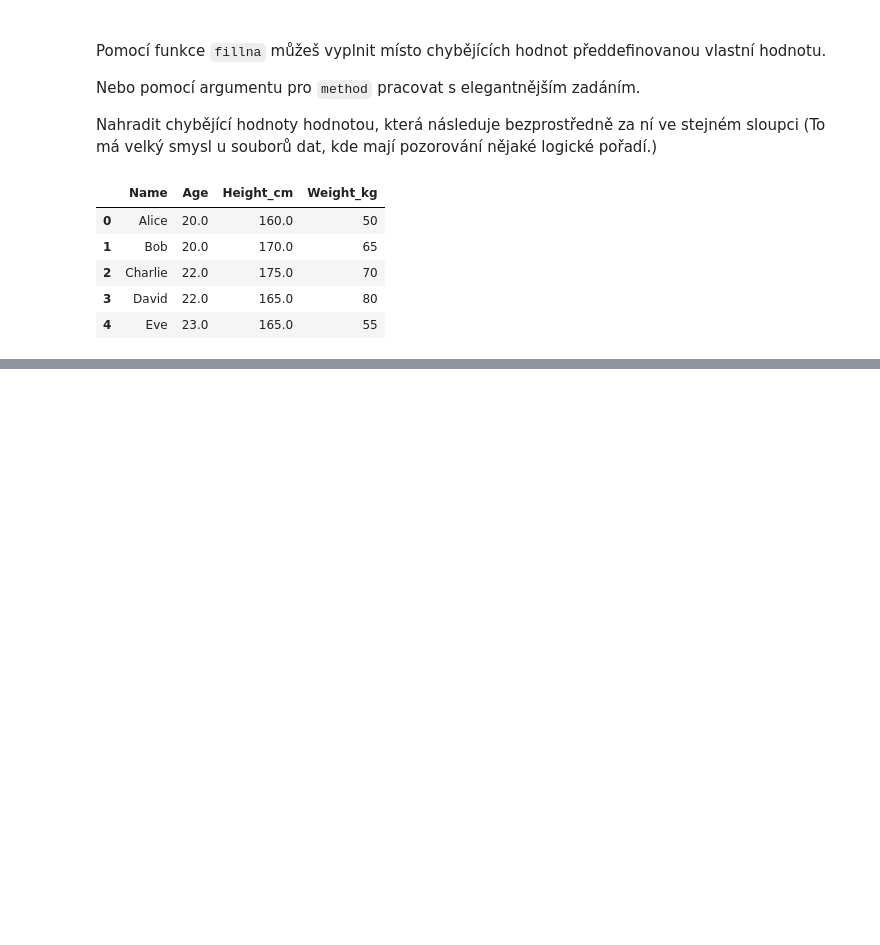
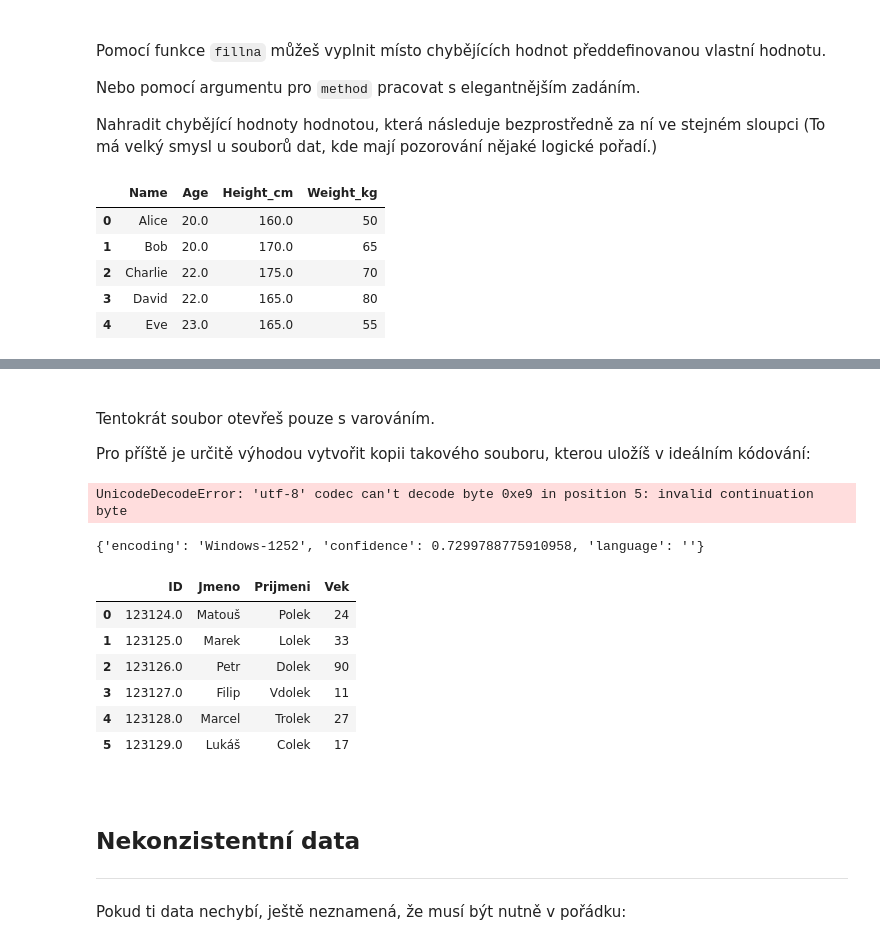
Before and after one commit to Bralor/data-csob-2023, a Jupyter notebook: shared/notebooks/lesson04.ipynb, the cells around one changed output, grey strips where cells are left out. Drawn from its saved outputs; the diff is of its cells as text; code cells hidden in the pictures; blank space fills up the shorter version.

```diff
--- a/shared/notebooks/lesson04.ipynb
+++ b/shared/notebooks/lesson04.ipynb
@@ -966,0 +1371,6 @@ df_uzivatele.fillna(method='bfill', axis=0).fillna(0)
+# %% [markdown]
+<br>
+
+Tentokrát soubor otevřeš pouze s varováním.
+
+Pro příště je určitě výhodou vytvořit kopii takového souboru, kterou uložíš v ideálním kódování:
@@ -966,0 +1379,34 @@ df_uzivatele.fillna(method='bfill', axis=0).fillna(0)
+# %%
+pokus = read_csv("vzorek_2.csv")
+# %% [output]
+UnicodeDecodeError: 'utf-8' codec can't decode byte 0xe9 in position 5: invalid continuation byte
+# %%
+for line in open("vzorek_2.csv", 'rb'):
+    detector.feed(line)
+    if detector.done:
+        break
+
+detector.close()
+print(detector.result)
+# %% [output]
+{'encoding': 'Windows-1252', 'confidence': 0.7299788775910958, 'language': ''}
+# %%
+pokus_2 = read_csv("vzorek_2.csv", encoding="Windows-1252", delimiter=";")
+# %%
+pokus_2.head(6)
+# %% [output]
+|  | ID | Jmeno | Prijmeni | Vek |
+| 0 | 123124.0 | Matouš | Polek | 24 |
+| 1 | 123125.0 | Marek | Lolek | 33 |
+| 2 | 123126.0 | Petr | Dolek | 90 |
+| 3 | 123127.0 | Filip | Vdolek | 11 |
+| 4 | 123128.0 | Marcel | Trolek | 27 |
+| 5 | 123129.0 | Lukáš | Colek | 17 |
+# %% [markdown]
+<br>
+
+## Nekonzistentní data
+
+---
+# %% [markdown]
+Pokud ti data nechybí, ještě neznamená, že musí být nutně v pořádku:
```
Also changed, not shown: parts of 150 cells of this notebook.
